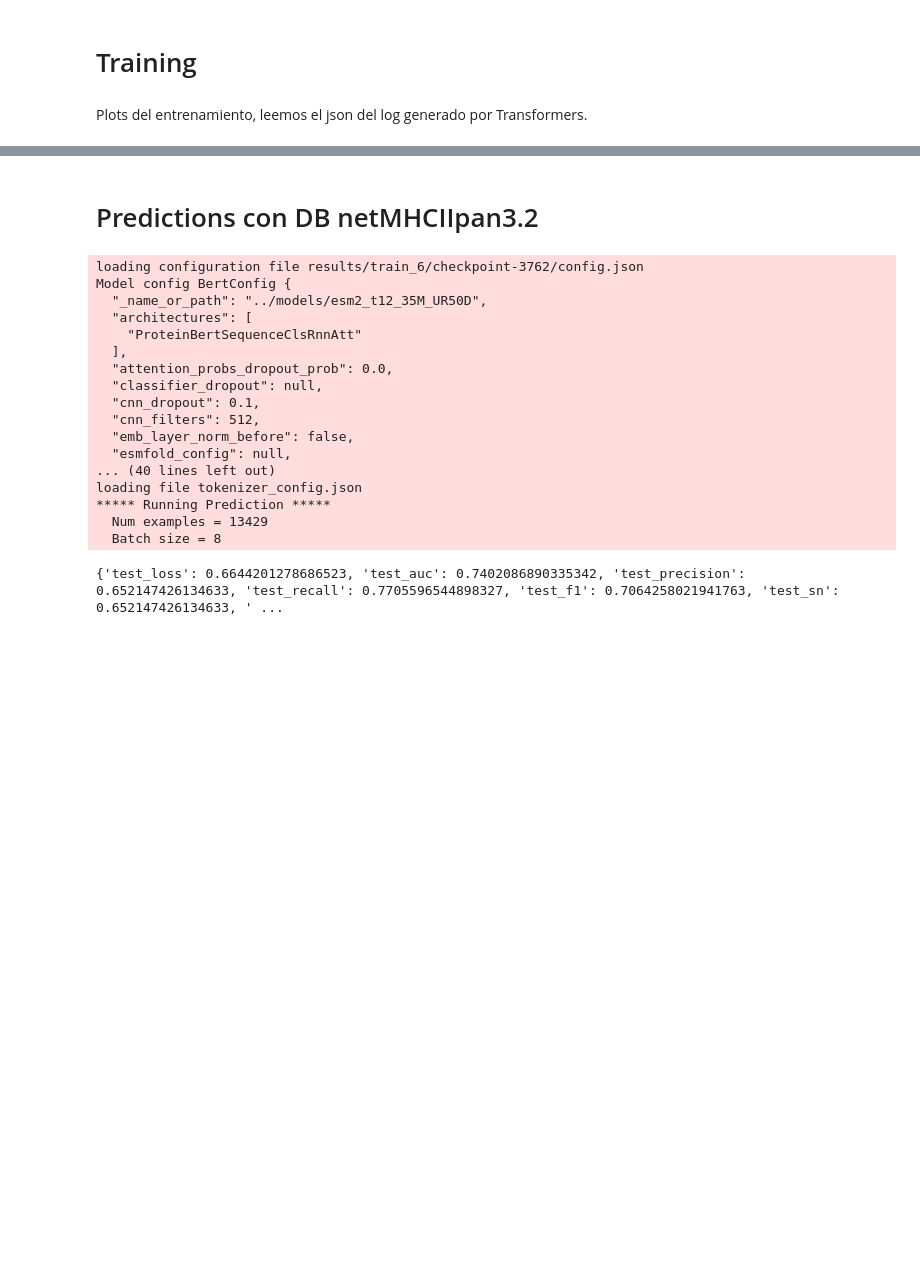
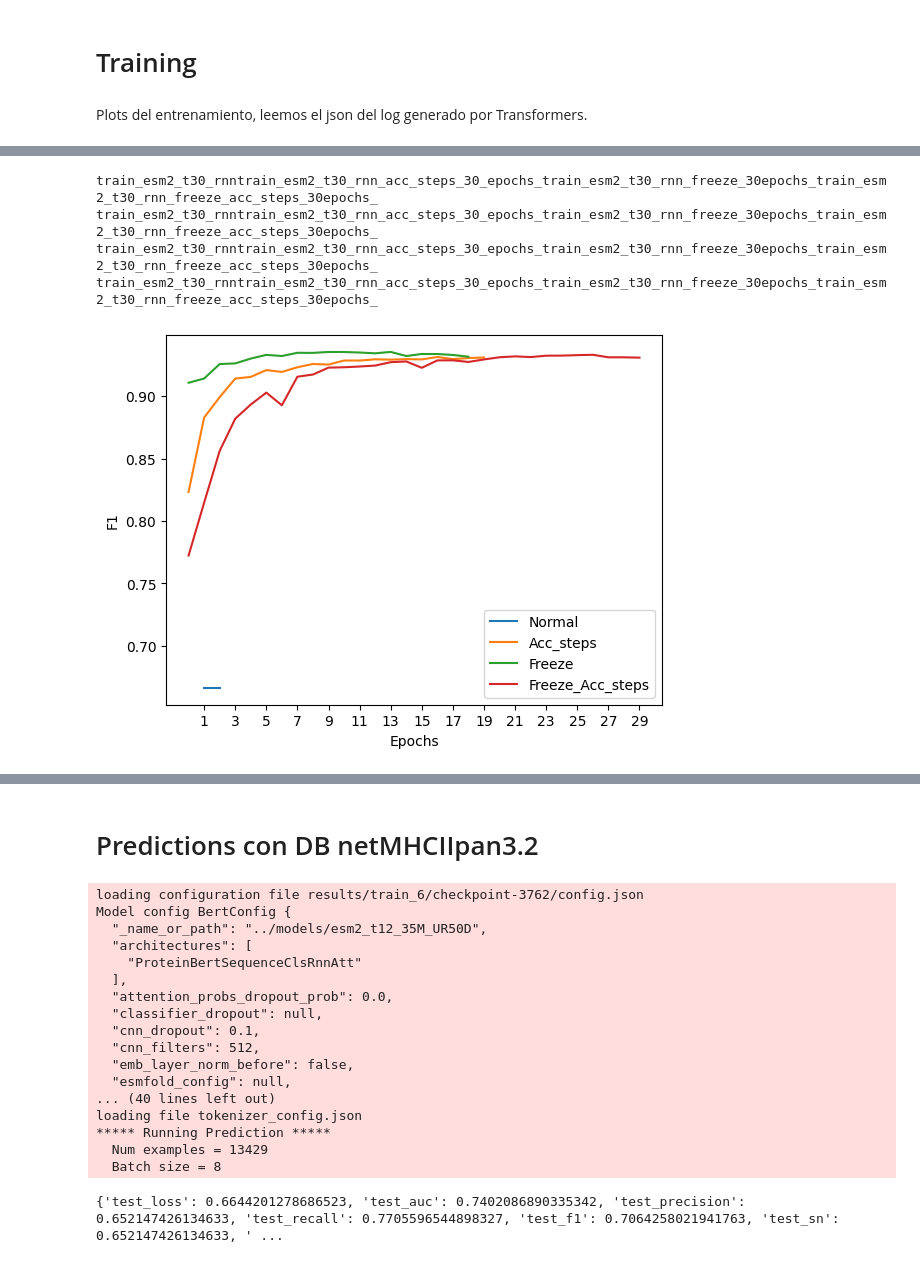
Before and after one commit to arceda/pmhc, a Jupyter notebook: plots.ipynb, the cells around one changed output, grey strips where cells are left out. Cells and saved outputs as stored; diff of their text form; code cells hidden in the pictures; blank space fills up the shorter version.

```diff
--- a/plots.ipynb
+++ b/plots.ipynb
@@ -86,3 +75,78 @@ train_7train_8_train_9_
+# %%
+# plot training t30 with 30 epochs
+
+import os
+import json
+import matplotlib.pyplot as plt
+from functools import reduce
+
+def read_checkpoint(folder):
+    file_json = open(folder + "/" + "trainer_state.json", "r")
+    data_json = json.loads(file_json.read())
+
+    lr_List = []
+    acc_List = []
+    auc_List = []
+    presicion_List = []
+    recall_List = []
+    fscore_List = []
+
+    for i in range(1, len(data_json["log_history"]), 2):
+        lr_List.append(data_json["log_history"][i-1]["learning_rate"])
+        acc_List.append(data_json["log_history"][i]["eval_accuracy"])
+        auc_List.append(data_json["log_history"][i]["eval_auc"])
+        presicion_List.append(data_json["log_history"][i]["eval_precision"])
+        recall_List.append(data_json["log_history"][i]["eval_recall"])
+        fscore_List.append(data_json["log_history"][i]["eval_f1"])
+
+    return lr_List, acc_List, auc_List, presicion_List, recall_List, fscore_List
+
+
+def plots(folders):
+    for i, folder in enumerate(folders):
+        path = "results/" + folder
+        checkpoints = os.listdir(path)
+
+        # buscamos el ultimo checkpoint
+        checkpoints_id_list = []
+        for cp in checkpoints:
+            if cp[:10] == "checkpoint":
+                checkpoints_id_list.append(int(cp[11:len(cp)]))
+        max_id = max(checkpoints_id_list)
+
+        # leemos las métricas
+        lr, acc, auc, presicion, recall, f1 = read_checkpoint(path + "/checkpoint-" + str(max_id))
+
+        # graficamos
+        #plt.plot(range(len(auc)),auc, label=folder[:len(folder) -1])
+        plt.plot(range(len(auc)),f1, label=model_names[i])
+
+        plt.xticks(range(1,len(auc), 2))
+        plt.legend(loc ="lower right")
+        plt.xlabel("Epochs")
+        plt.ylabel("F1")
+
+        tmp = list(map(lambda x: x[:len(x) - 1], folders) )
+        name = reduce(lambda a,b: a+b + '_', tmp)
+        print(name)
+
+
+    plt.savefig('training_esm2_t30_30epochs', dpi=300, bbox_inches='tight')
+    plt.show()
+
+
+#folders = ["train_1/", "train_2/", "train_3/", "train_4/", "train_5/",
+#           "train_6/", "train_7/", "train_8/", "train_9/"]
+
+model_names = ["Normal", "Acc_steps", "Freeze", "Freeze_Acc_steps"]
+
+plots(["train_esm2_t30_rnn/", "train_esm2_t30_rnn_acc_steps_30_epochs/", "train_esm2_t30_rnn_freeze_30epochs/", "train_esm2_t30_rnn_freeze_acc_steps_30epochs/"] )
+# %% [output]
+train_esm2_t30_rnntrain_esm2_t30_rnn_acc_steps_30_epochs_train_esm2_t30_rnn_freeze_30epochs_train_esm2_t30_rnn_freeze_acc_steps_30epochs_
+train_esm2_t30_rnntrain_esm2_t30_rnn_acc_steps_30_epochs_train_esm2_t30_rnn_freeze_30epochs_train_esm2_t30_rnn_freeze_acc_steps_30epochs_
+train_esm2_t30_rnntrain_esm2_t30_rnn_acc_steps_30_epochs_train_esm2_t30_rnn_freeze_30epochs_train_esm2_t30_rnn_freeze_acc_steps_30epochs_
+train_esm2_t30_rnntrain_esm2_t30_rnn_acc_steps_30_epochs_train_esm2_t30_rnn_freeze_30epochs_train_esm2_t30_rnn_freeze_acc_steps_30epochs_
+[figure, added]
 # %%
 # training plot TAPE 30 epochs
 
```
Also changed, not shown: parts of 5 cells of this notebook, 9 other files.
